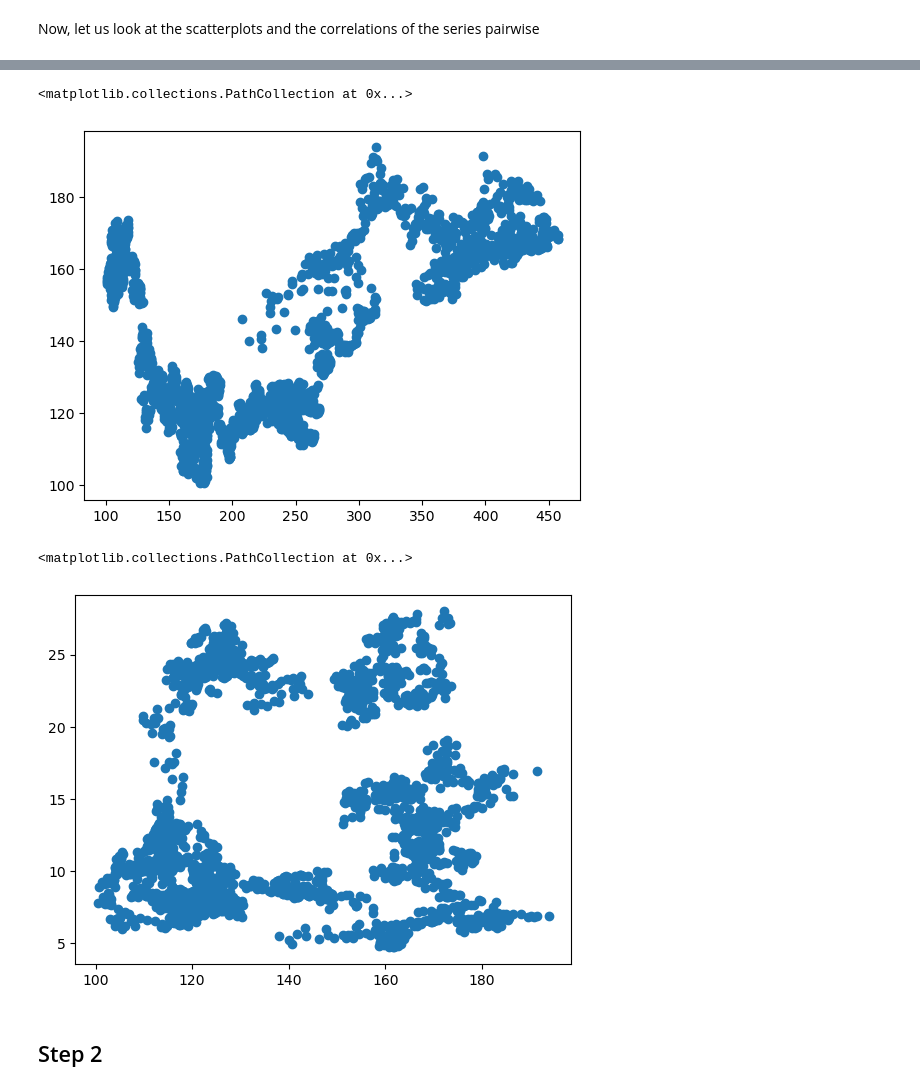
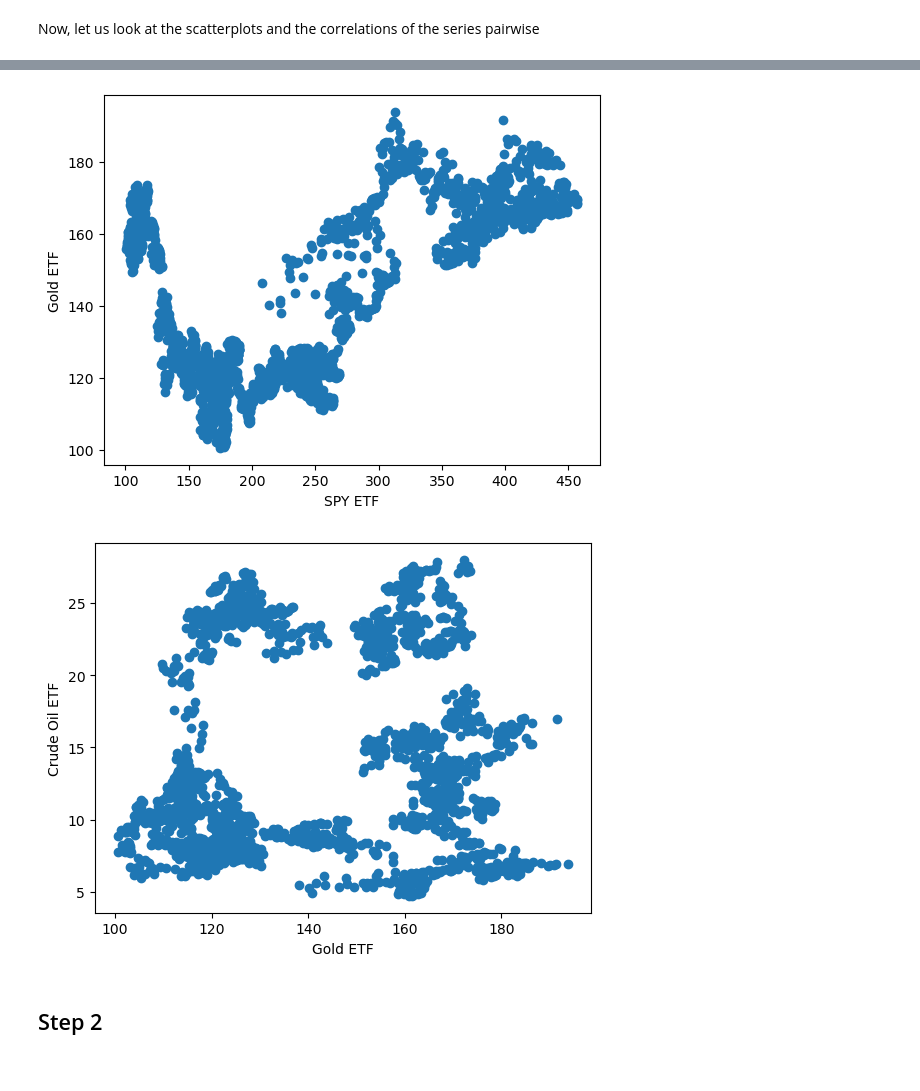
Before and after one commit to 3v-mb/Mini-projects-in-Financial-Engineering, a Jupyter notebook: LSTM and Multi-Output Regression for Stock Prediction.ipynb, the cells around one changed output, grey strips where cells are left out. Drawn from its saved outputs; the diff is of its cells as text; code cells hidden in the pictures.

```diff
--- a/LSTM and Multi-Output Regression for Stock Prediction.ipynb
+++ b/LSTM and Multi-Output Regression for Stock Prediction.ipynb
@@ -219,13 +273,15 @@ plt.scatter(equity, crude_oil)
 # %%
 plt.scatter(equity, gold)
+plt.xlabel("SPY ETF")
+plt.ylabel("Gold ETF");
 # %% [output]
-<matplotlib.collections.PathCollection at 0x...>
-[figure, old version]
+[figure, new version]
 # %%
 plt.scatter(gold, crude_oil)
+plt.xlabel("Gold ETF")
+plt.ylabel("Crude Oil ETF");
 # %% [output]
-<matplotlib.collections.PathCollection at 0x...>
-[figure, old version]
+[figure, new version]
 # %% [markdown]
 ## Step 2
 # %% [markdown]
```
Also changed, not shown: parts of 70 cells of this notebook.
